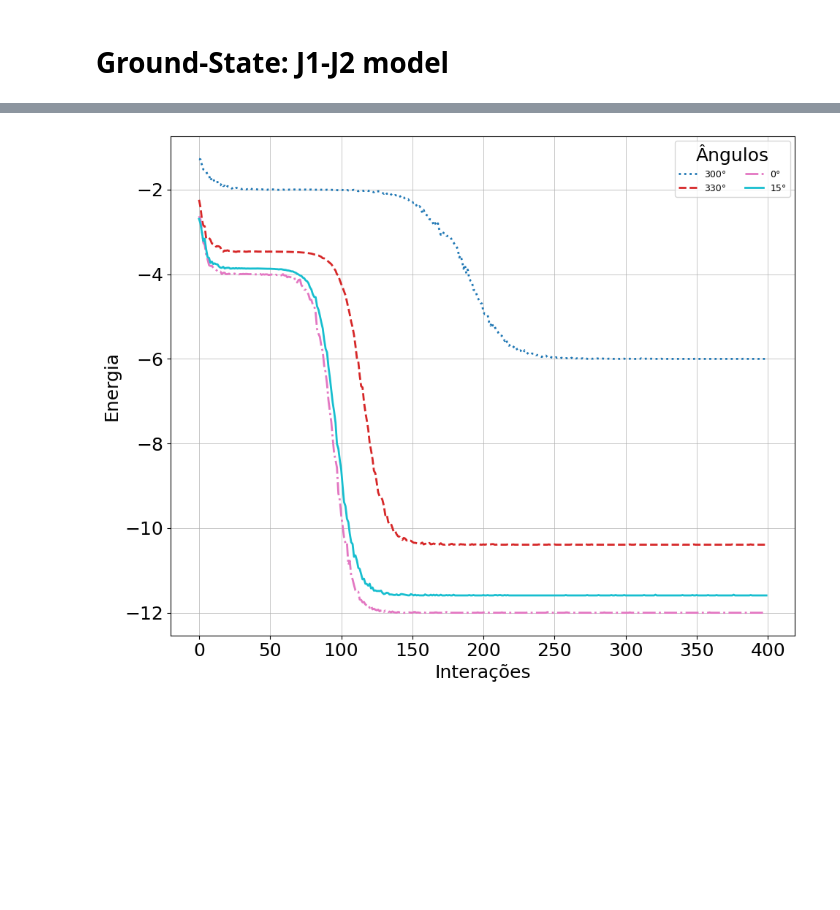
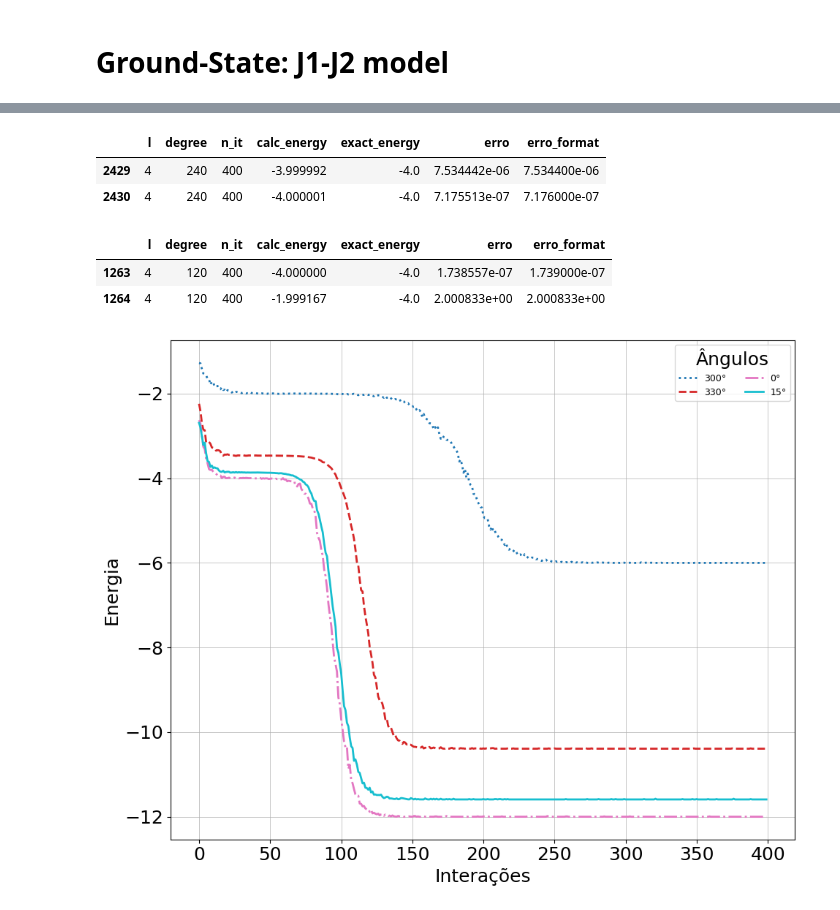
Before and after one commit to mardoniofranca/tupannqs, a Jupyter notebook: source/1_nnqs/2_prepare/jup/4_view_log_phases_n_04.ipynb, the cells around one changed output, grey strips where cells are left out. Drawn from its saved outputs; the diff is of its cells as text; code cells hidden in the pictures; blank space fills up the shorter version.

```diff
--- a/source/1_nnqs/2_prepare/jup/4_view_log_phases_n_04.ipynb
+++ b/source/1_nnqs/2_prepare/jup/4_view_log_phases_n_04.ipynb
@@ -74,3 +89,23 @@ df     = pd.read_csv(dest)
+# %%
+df_loc = df
+df_loc = df_loc[df_loc['l']      == int(4)]
+df_loc = df_loc[df_loc['n_it']   == int(400)]
+df_loc = df_loc[df_loc['degree'] == int(240)]
+df_loc.head()
+# %% [output]
+|  | l | degree | n_it | calc_energy | exact_energy | erro | erro_format |
+| 2429 | 4 | 240 | 400 | -3.999992 | -4.0 | 7.534442e-06 | 7.534400e-06 |
+| 2430 | 4 | 240 | 400 | -4.000001 | -4.0 | 7.175513e-07 | 7.176000e-07 |
+# %%
+df_loc = df
+df_loc = df_loc[df_loc['l']      == int(4)]
+df_loc = df_loc[df_loc['n_it']   == int(400)]
+df_loc = df_loc[df_loc['degree'] == int(120)]
+df_loc.head()
+# %% [output]
+|  | l | degree | n_it | calc_energy | exact_energy | erro | erro_format |
+| 1263 | 4 | 120 | 400 | -4.000000 | -4.0 | 1.738557e-07 | 1.739000e-07 |
+| 1264 | 4 | 120 | 400 | -1.999167 | -4.0 | 2.000833e+00 | 2.000833e+00 |
 # %%
 theta_list    = []; calc_list   = []; exac_list = [];  e_list     = []
 error_list    = []; stop_i_list = []; p_list    = [];  total_list = []
```
Also changed, not shown: parts of 4 cells of this notebook, 14 other files.
